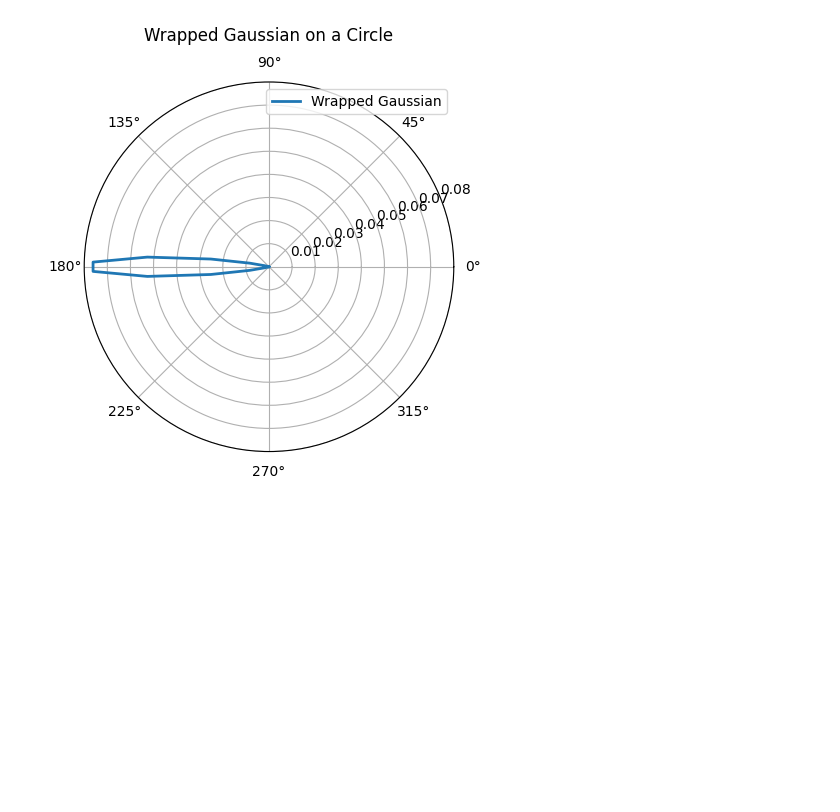
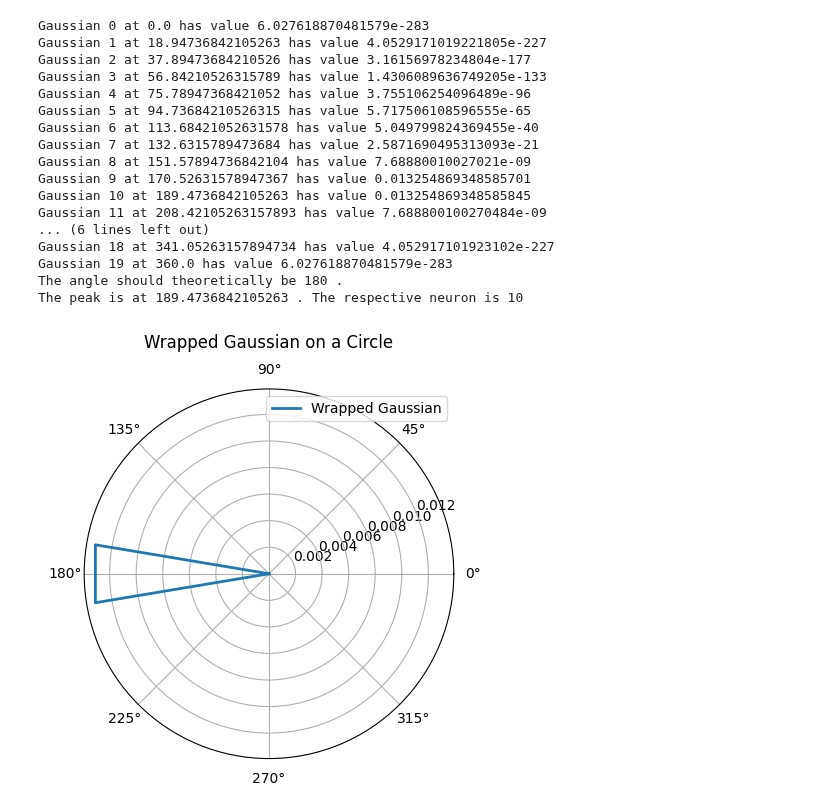
Before and after one commit to BernardMaacaron/JointAttractorNets, a Jupyter notebook: Tools/gaussianGenerator.ipynb, the cells around one changed output. Drawn from its saved outputs; the diff is of its cells as text; code cells hidden in the pictures; blank space fills up the shorter version.

```diff
--- a/Tools/gaussianGenerator.ipynb
+++ b/Tools/gaussianGenerator.ipynb
@@ -70,11 +71,28 @@ class Gaussian_Input_Generator:
             input_gen.I = self.y
         return input_gen
 # %%
-num_neurons = 120
-duration = 100*ms
+# num_neurons = 20
+# duration = 100*ms
 
-gaussian_gen = Gaussian_Input_Generator(num_neurons, amp=1, mu=180, sigma=5, noise=False, normalised=True)
-gaussian_gen.plot_gaussians_polar()
+# gaussian_gen = Gaussian_Input_Generator(num_neurons, amp=1, mu=180, sigma=5, noise=False, normalised=True ,verbose=True)
+# gaussian_gen.plot_gaussians_polar()
 # %% [output]
+Gaussian 0 at 0.0 has value 6.027618870481579e-283
+Gaussian 1 at 18.94736842105263 has value 4.0529171019221805e-227
+Gaussian 2 at 37.89473684210526 has value 3.16156978234804e-177
+Gaussian 3 at 56.84210526315789 has value 1.4306089636749205e-133
+Gaussian 4 at 75.78947368421052 has value 3.755106254096489e-96
+Gaussian 5 at 94.73684210526315 has value 5.717506108596555e-65
+Gaussian 6 at 113.68421052631578 has value 5.049799824369455e-40
+Gaussian 7 at 132.6315789473684 has value 2.5871690495313093e-21
+Gaussian 8 at 151.57894736842104 has value 7.68880010027021e-09
+Gaussian 9 at 170.52631578947367 has value 0.013254869348585701
+Gaussian 10 at 189.4736842105263 has value 0.013254869348585845
+Gaussian 11 at 208.42105263157893 has value 7.688800100270484e-09
+... (6 lines left out)
+Gaussian 18 at 341.05263157894734 has value 4.052917101923102e-227
+Gaussian 19 at 360.0 has value 6.027618870481579e-283
+The angle should theoretically be 180 .
+The peak is at 189.4736842105263 . The respective neuron is 10
-[figure, old version]
+[figure, new version]
 # %%
```
Also changed, not shown: parts of 3 cells of this notebook, 9 other files.
